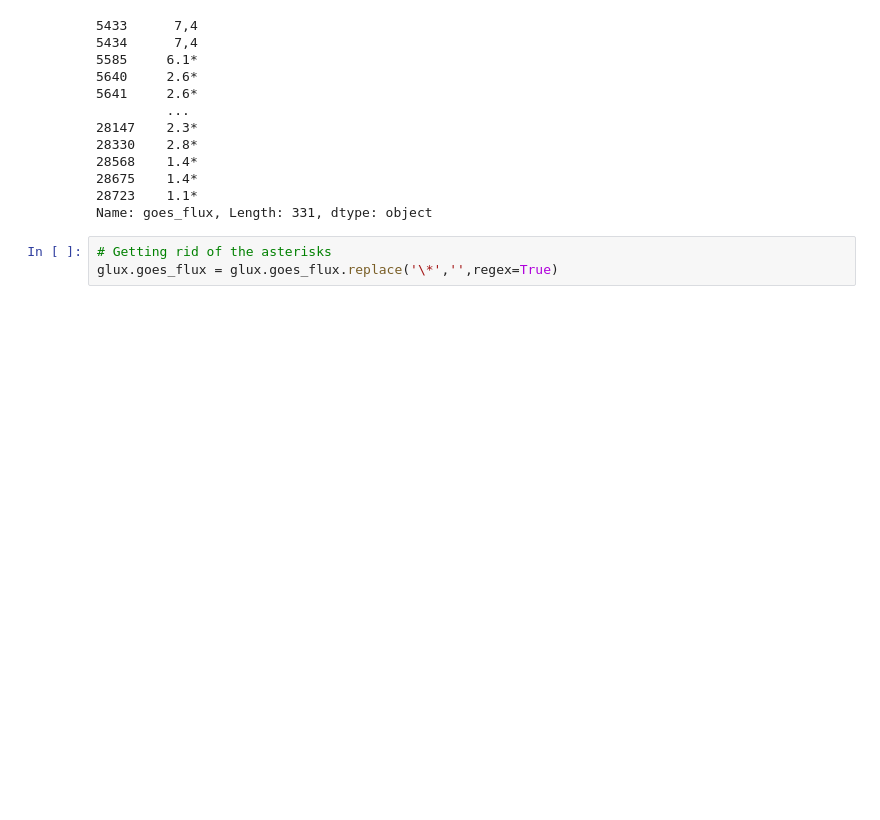
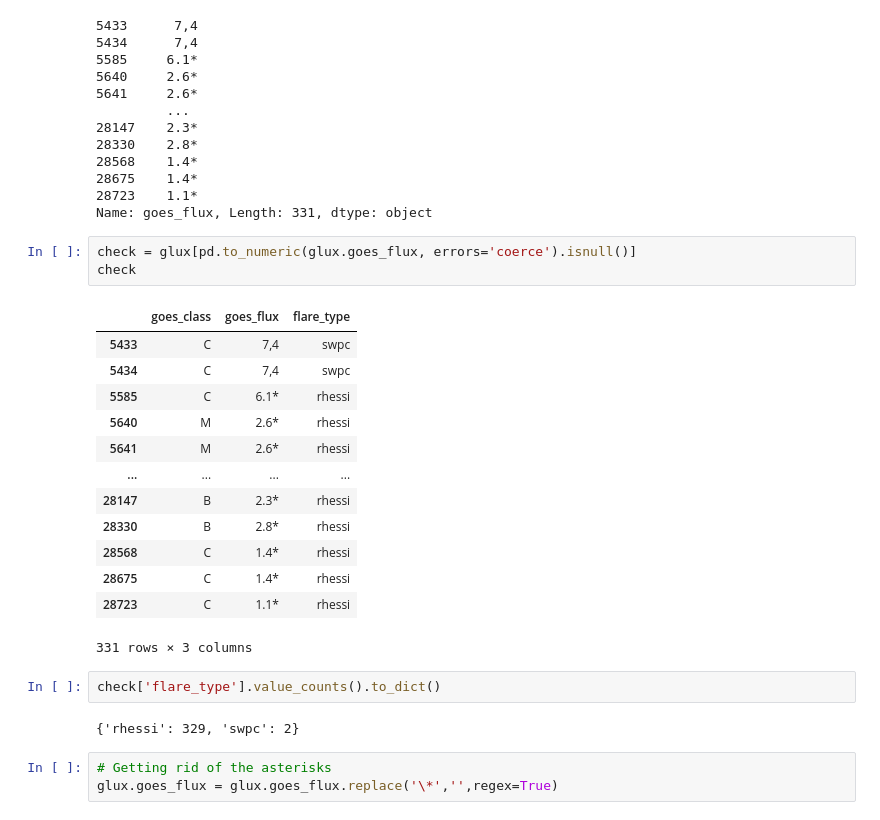
Before and after one commit to peterbreslin/ss_project, a Jupyter notebook: data_filtering/custom_df.ipynb, the cells around one changed output. Saved outputs shown, nothing was run; the diff lists cells and outputs as text; blank space fills up the shorter version.

```diff
--- a/data_filtering/custom_df.ipynb
+++ b/data_filtering/custom_df.ipynb
@@ -59,6 +46,27 @@ print(glux.goes_flux[pd.to_numeric(glux.goes_flux, errors='coerce').isnull()])
 28675    1.4*
 28723    1.1*
 Name: goes_flux, Length: 331, dtype: object
+# %%
+check = glux[pd.to_numeric(glux.goes_flux, errors='coerce').isnull()]
+check
+# %% [output]
+|  | goes_class | goes_flux | flare_type |
+| 5433 | C | 7,4 | swpc |
+| 5434 | C | 7,4 | swpc |
+| 5585 | C | 6.1* | rhessi |
+| 5640 | M | 2.6* | rhessi |
+| 5641 | M | 2.6* | rhessi |
+| ... | ... | ... | ... |
+| 28147 | B | 2.3* | rhessi |
+| 28330 | B | 2.8* | rhessi |
+| 28568 | C | 1.4* | rhessi |
+| 28675 | C | 1.4* | rhessi |
+| 28723 | C | 1.1* | rhessi |
+331 rows × 3 columns
+# %%
+check['flare_type'].value_counts().to_dict()
+# %% [output]
+{'rhessi': 329, 'swpc': 2}
 # %%
 # Getting rid of the asterisks
 glux.goes_flux = glux.goes_flux.replace('\*','',regex=True)
```
Also changed, not shown: parts of 5 cells of this notebook.
